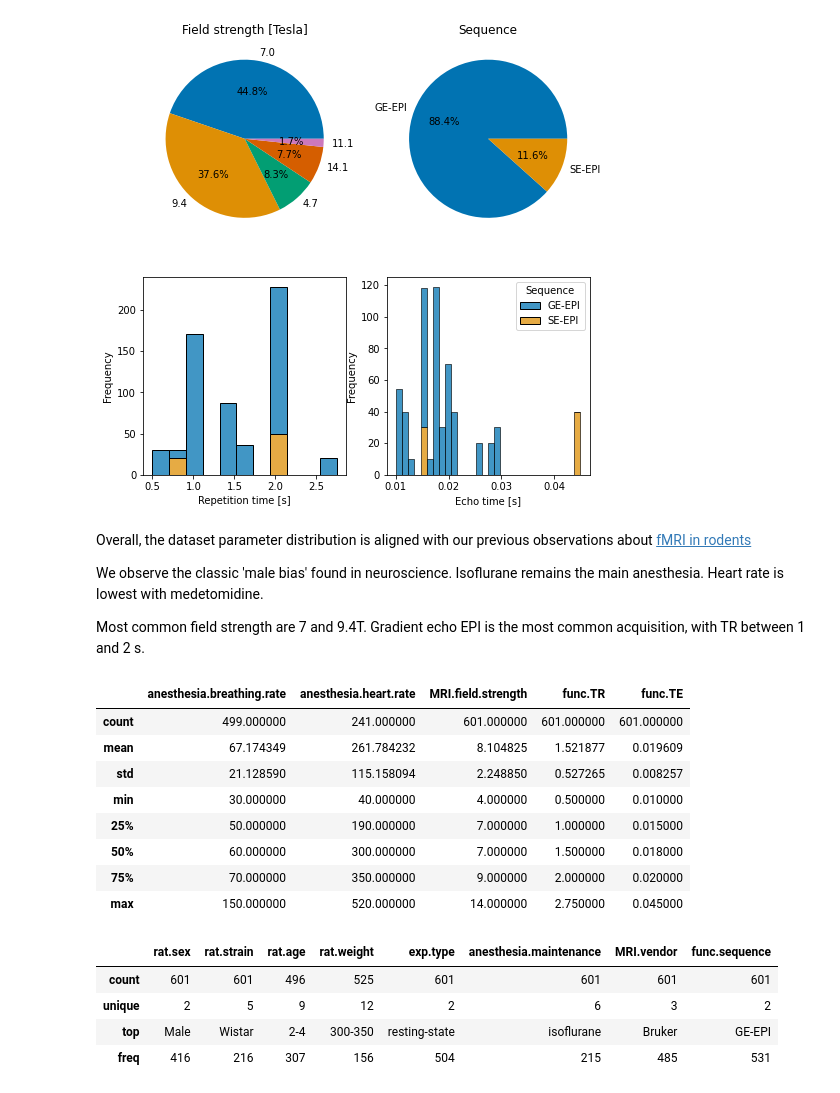
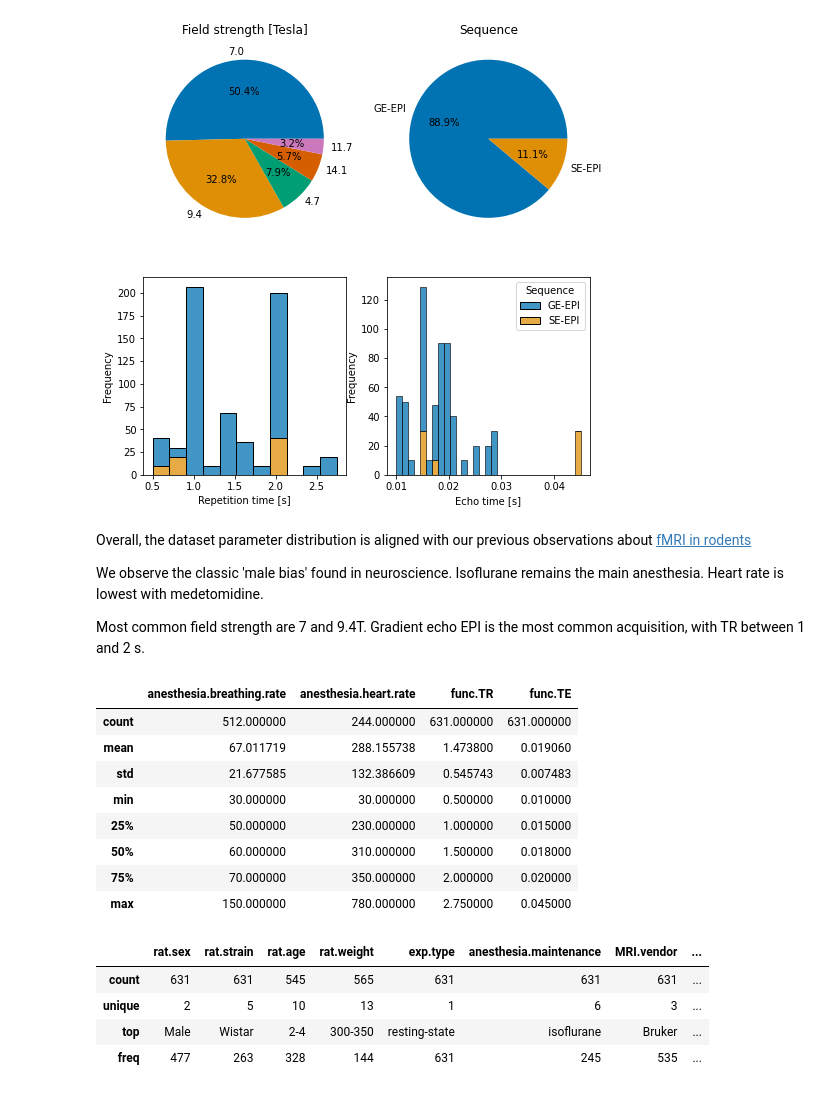
Before and after one commit to grandjeanlab/MultiRat, a Jupyter notebook: scripts/proj_dataset.ipynb, the cells around one changed output. Saved outputs shown, nothing was run; the diff lists cells and outputs as text; code cells hidden in the pictures.

```diff
--- a/scripts/proj_dataset.ipynb
+++ b/scripts/proj_dataset.ipynb
@@ -26,15 +26,10 @@ First, I examine subject distribution
 # init variables
 init_folder='/home/traaffneu/joagra/code/MultiRat'
 analysis_folder='/project/4180000.19/multiRat'
-df_path='../assets/table/meta_data_20210622.tsv'
+df_path='../assets/table/meta_data_20211208.tsv'
 # %%
 import pandas as pd
 df = pd.read_csv(df_path, sep='\t')
-# %%
-# remove sensitive information
-df = df.drop(columns="rat.owner")
-df = df.drop(columns="jg.note")
-df.to_csv(df_path, sep='\t', index=False)
 # %%
 # age 2-4 months is the most common in this dataset
 df['rat.age'].value_counts()
@@ -172,7 +168,7 @@ ax4.set(xlabel="Echo time [s]", ylabel="Frequency")
 ax4.get_legend().set_title('Sequence')
 ax3.get_legend().remove()
 # %% [output]
-[figure, old version]
+[figure, new version]
 # %% [markdown]
 Overall, the dataset parameter distribution is aligned with our previous
 observations about [fMRI in rodents](https://www.frontiersin.org/articles/10.3389/fninf.2019.00078/full)
@@ -183,39 +179,39 @@ Most common field strength are 7 and 9.4T. Gradient echo EPI is the most common
 # %%
 df_sub = df[['rat.sex',
              'rat.strain',
              'rat.age',
              'rat.weight',
              'exp.type',
              'anesthesia.maintenance',
             'anesthesia.breathing.rate',
             'anesthesia.heart.rate',
             'MRI.vendor',
             'MRI.field.strength',
             'func.sequence',
             'func.TR',
             'func.TE']]
 
-df_sub['MRI.field.strength']=df_sub['MRI.field.strength'].astype('int')
+df_sub['MRI.field.strength']=df_sub['MRI.field.strength'].astype('str')
 
 df_sub.describe()
 # %% [output]
-|  | anesthesia.breathing.rate | anesthesia.heart.rate | MRI.field.strength | func.TR | func.TE |
-| count | 499.000000 | 241.000000 | 601.000000 | 601.000000 | 601.000000 |
-| mean | 67.174349 | 261.784232 | 8.104825 | 1.521877 | 0.019609 |
-| std | 21.128590 | 115.158094 | 2.248850 | 0.527265 | 0.008257 |
-| min | 30.000000 | 40.000000 | 4.000000 | 0.500000 | 0.010000 |
-| 25% | 50.000000 | 190.000000 | 7.000000 | 1.000000 | 0.015000 |
-| 50% | 60.000000 | 300.000000 | 7.000000 | 1.500000 | 0.018000 |
-| 75% | 70.000000 | 350.000000 | 9.000000 | 2.000000 | 0.020000 |
-| max | 150.000000 | 520.000000 | 14.000000 | 2.750000 | 0.045000 |
+|  | anesthesia.breathing.rate | anesthesia.heart.rate | func.TR | func.TE |
+| count | 512.000000 | 244.000000 | 631.000000 | 631.000000 |
+| mean | 67.011719 | 288.155738 | 1.473800 | 0.019060 |
+| std | 21.677585 | 132.386609 | 0.545743 | 0.007483 |
+| min | 30.000000 | 30.000000 | 0.500000 | 0.010000 |
+| 25% | 50.000000 | 230.000000 | 1.000000 | 0.015000 |
+| 50% | 60.000000 | 310.000000 | 1.500000 | 0.018000 |
+| 75% | 70.000000 | 350.000000 | 2.000000 | 0.020000 |
+| max | 150.000000 | 780.000000 | 2.750000 | 0.045000 |
 # %%
 df_sub.describe(include=[object])
 # %% [output]
-|  | rat.sex | rat.strain | rat.age | rat.weight | exp.type | anesthesia.maintenance | MRI.vendor | func.sequence |
-| count | 601 | 601 | 496 | 525 | 601 | 601 | 601 | 601 |
-| unique | 2 | 5 | 9 | 12 | 2 | 6 | 3 | 2 |
-| top | Male | Wistar | 2-4 | 300-350 | resting-state | isoflurane | Bruker | GE-EPI |
-| freq | 416 | 216 | 307 | 156 | 504 | 215 | 485 | 531 |
+|  | rat.sex | rat.strain | rat.age | rat.weight | exp.type | anesthesia.maintenance | MRI.vendor | ... |
+| count | 631 | 631 | 545 | 565 | 631 | 631 | 631 | ... |
+| unique | 2 | 5 | 10 | 13 | 1 | 6 | 3 | ... |
+| top | Male | Wistar | 2-4 | 300-350 | resting-state | isoflurane | Bruker | ... |
+| freq | 477 | 263 | 328 | 144 | 631 | 245 | 535 | ... |
 # %%
 sns.pairplot(df_sub, hue="func.sequence")
 # %% [output]
```
Also changed, not shown: parts of 8 cells of this notebook, 13 other files.
